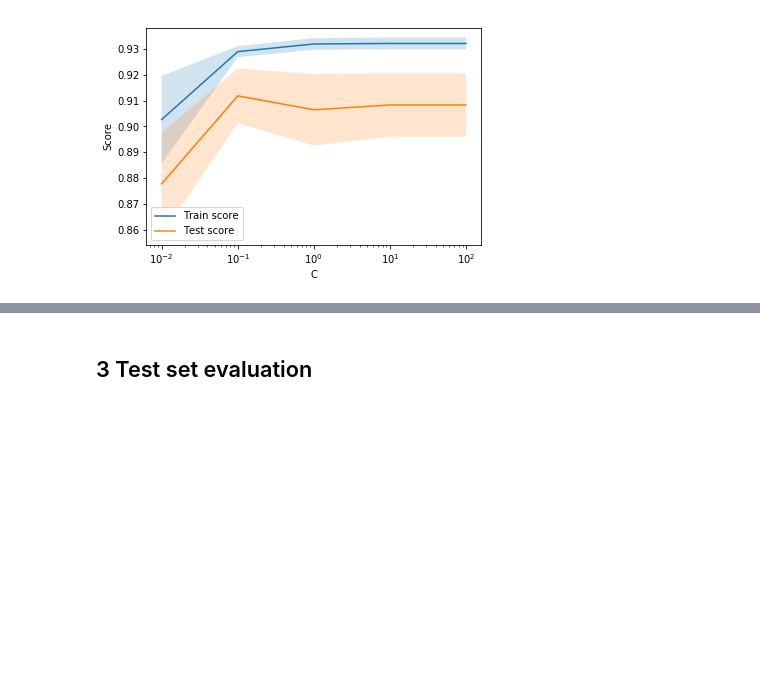
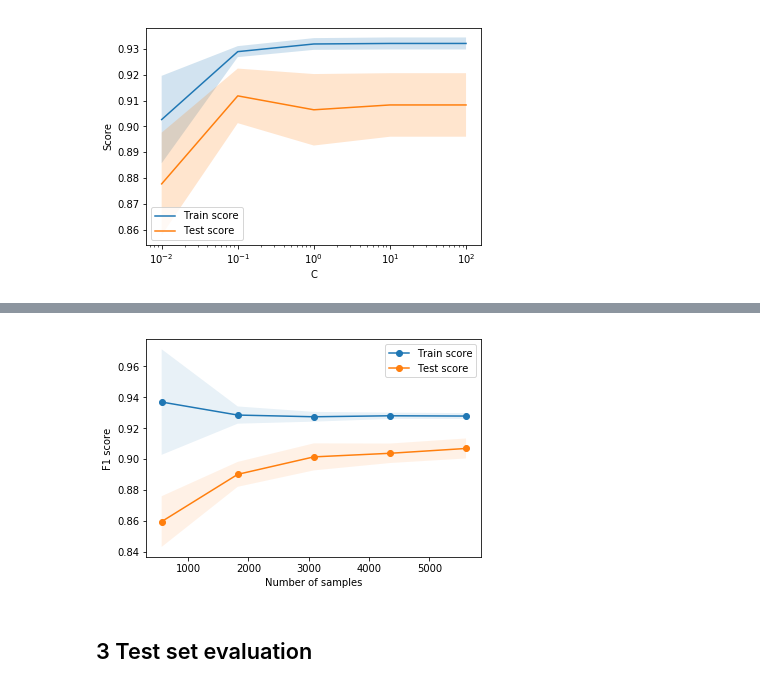
Before and after one commit to wesbarnett/spam-or-ham, a Jupyter notebook: Spam or Ham.ipynb, the cells around one changed output, grey strips where cells are left out. Cells and saved outputs as stored; diff of their text form; code cells hidden in the pictures; blank space fills up the shorter version.

Commit message:
add learning curve

```diff
--- a/Spam or Ham.ipynb
+++ b/Spam or Ham.ipynb
@@ -258,0 +264,5 @@ plt.show()
+# %%
+lc_results = learning_curve(clf.best_estimator_, X_train, y_train,
+                            cv=5, n_jobs=3, train_sizes=np.linspace(.1, 1.0, 5),
+                            verbose=10, scoring='f1')
+joblib.dump(lc_results, 'learning_curve.gz')
@@ -259,3 +315,29 @@ plt.show()
+# %%
+def plot_learning_curve(lc_results):
+    train_sizes = lc_results[0]
+    train_scores = lc_results[1]
+    test_scores = lc_results[2]
+    train_scores_mean = np.mean(train_scores, axis=1)
+    train_scores_std = np.std(train_scores, axis=1)
+    test_scores_mean = np.mean(test_scores, axis=1)
+    test_scores_std = np.std(test_scores, axis=1)
+
+    plt.fill_between(train_sizes, train_scores_mean - train_scores_std,
+                     train_scores_mean + train_scores_std, alpha=0.1)
+    plt.fill_between(train_sizes, test_scores_mean - test_scores_std,
+                     test_scores_mean + test_scores_std, alpha=0.1)
+    plt.plot(train_sizes, train_scores_mean, 'o-', label="Train score")
+    plt.plot(train_sizes, test_scores_mean, 'o-', label="Test score")
+
+    plt.legend(loc="best")
+    plt.xlabel('Number of samples')
+    plt.ylabel("F1 score")
+    plt.show()
+# %%
+lc_results = joblib.load('learning_curve.gz')
+plot_learning_curve(lc_results)
+# %% [output]
+[figure, added]
 # %% [markdown]
 ## 3 Test set evaluation
 # %% [markdown]
```
Also changed, not shown: parts of 8 cells of this notebook.
